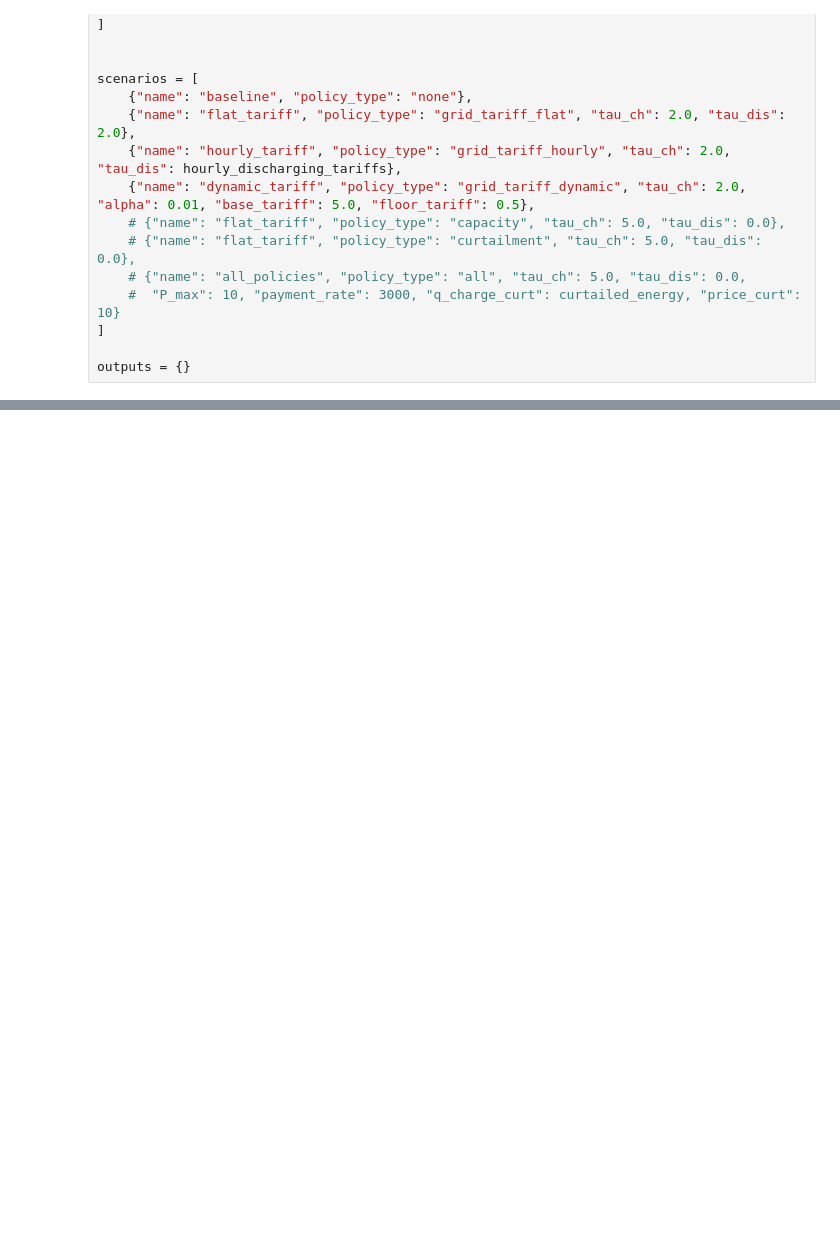
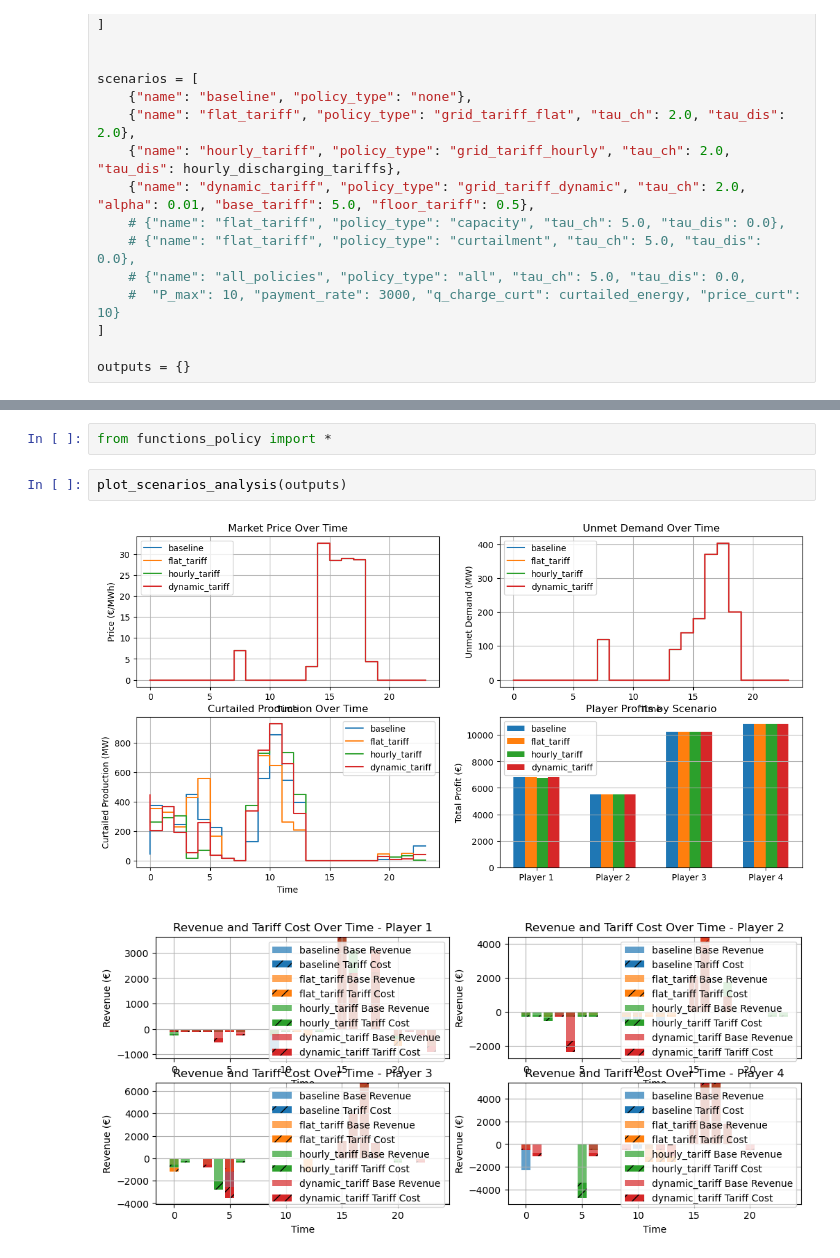
Before and after one commit to s233239/Master-thesis-code, a Jupyter notebook: final version/scenario_results.ipynb, the cells around one changed output, grey strips where cells are left out. Cells and saved outputs as stored; diff of their text form; blank space fills up the shorter version.

```diff
--- a/final version/scenario_results.ipynb
+++ b/final version/scenario_results.ipynb
@@ -224,0 +234,7 @@ Optimization was successful. It converged in 8 iterations.
+# %%
+from functions_policy import *
+# %%
+plot_scenarios_analysis(outputs)
+# %% [output]
+[figure, added]
+[figure, added]
```
Also changed, not shown: parts of 4 cells of this notebook, 1 other file.
